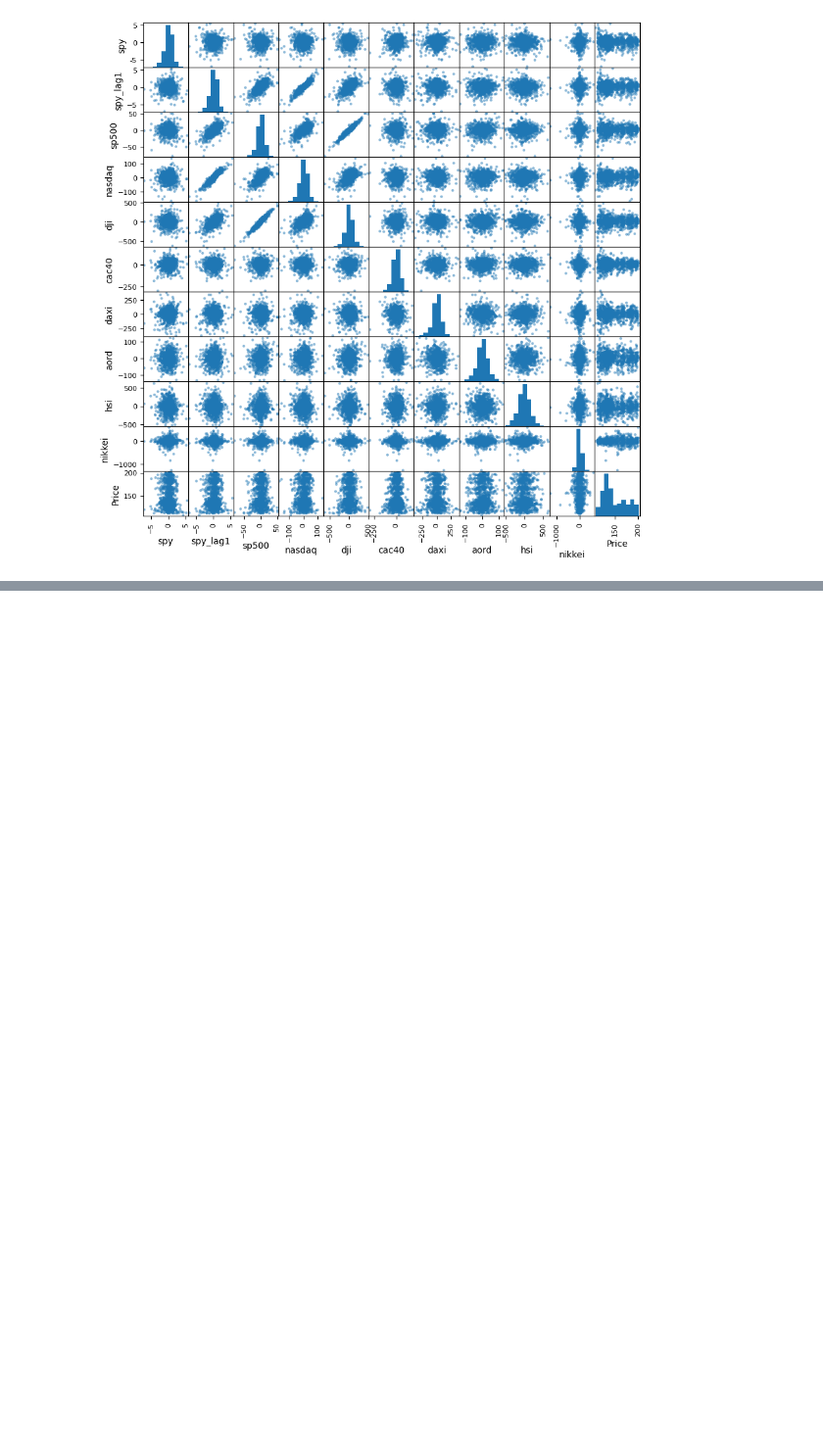
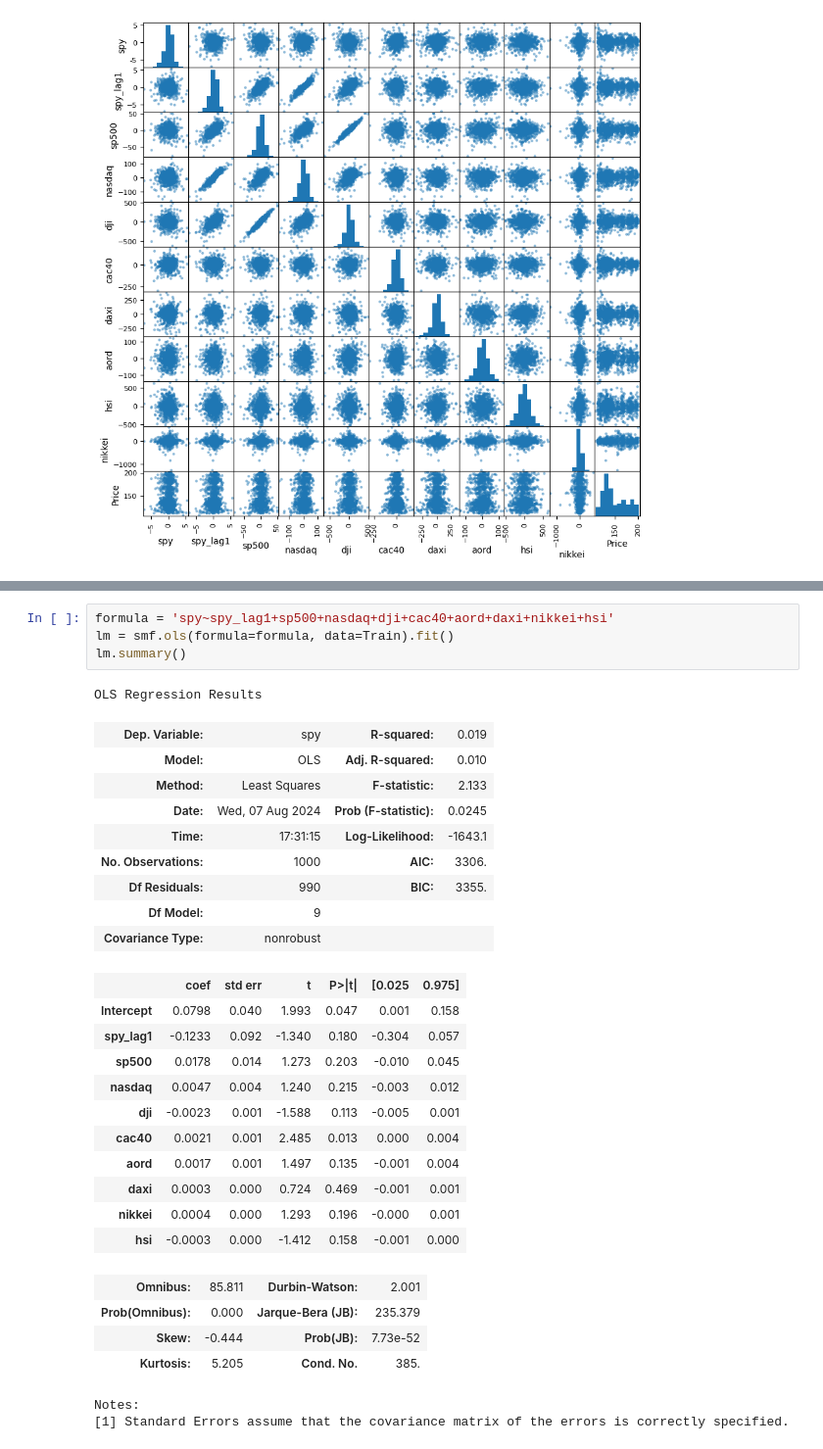
Before and after one commit to CheropS/Visualization-stock-prices, a Jupyter notebook: tradingmodel.ipynb, the cells around one changed output, grey strips where cells are left out. Shown: that part at 98% size. Saved outputs shown, nothing was run; the diff lists cells and outputs as text; blank space fills up the shorter version.

```diff
--- a/tradingmodel.ipynb
+++ b/tradingmodel.ipynb
@@ -131,0 +150,32 @@ sm = scatter_matrix(Train, figsize=(10, 10))
+# %%
+formula = 'spy~spy_lag1+sp500+nasdaq+dji+cac40+aord+daxi+nikkei+hsi'
+lm = smf.ols(formula=formula, data=Train).fit()
+lm.summary()
+# %% [output]
+OLS Regression Results
+| Dep. Variable: | spy | R-squared: | 0.019 |
+| Model: | OLS | Adj. R-squared: | 0.010 |
+| Method: | Least Squares | F-statistic: | 2.133 |
+| Date: | Wed, 07 Aug 2024 | Prob (F-statistic): | 0.0245 |
+| Time: | 17:31:15 | Log-Likelihood: | -1643.1 |
+| No. Observations: | 1000 | AIC: | 3306. |
+| Df Residuals: | 990 | BIC: | 3355. |
+| Df Model: | 9 |  |  |
+| Covariance Type: | nonrobust |  |  |
+|  | coef | std err | t | P>|t| | [0.025 | 0.975] |
+| Intercept | 0.0798 | 0.040 | 1.993 | 0.047 | 0.001 | 0.158 |
+| spy_lag1 | -0.1233 | 0.092 | -1.340 | 0.180 | -0.304 | 0.057 |
+| sp500 | 0.0178 | 0.014 | 1.273 | 0.203 | -0.010 | 0.045 |
+| nasdaq | 0.0047 | 0.004 | 1.240 | 0.215 | -0.003 | 0.012 |
+| dji | -0.0023 | 0.001 | -1.588 | 0.113 | -0.005 | 0.001 |
+| cac40 | 0.0021 | 0.001 | 2.485 | 0.013 | 0.000 | 0.004 |
+| aord | 0.0017 | 0.001 | 1.497 | 0.135 | -0.001 | 0.004 |
+| daxi | 0.0003 | 0.000 | 0.724 | 0.469 | -0.001 | 0.001 |
+| nikkei | 0.0004 | 0.000 | 1.293 | 0.196 | -0.000 | 0.001 |
+| hsi | -0.0003 | 0.000 | -1.412 | 0.158 | -0.001 | 0.000 |
+| Omnibus: | 85.811 | Durbin-Watson: | 2.001 |
+| Prob(Omnibus): | 0.000 | Jarque-Bera (JB): | 235.379 |
+| Skew: | -0.444 | Prob(JB): | 7.73e-52 |
+| Kurtosis: | 5.205 | Cond. No. | 385. |
+Notes:
+[1] Standard Errors assume that the covariance matrix of the errors is correctly specified.
```
Also changed, not shown: parts of 6 cells of this notebook.
